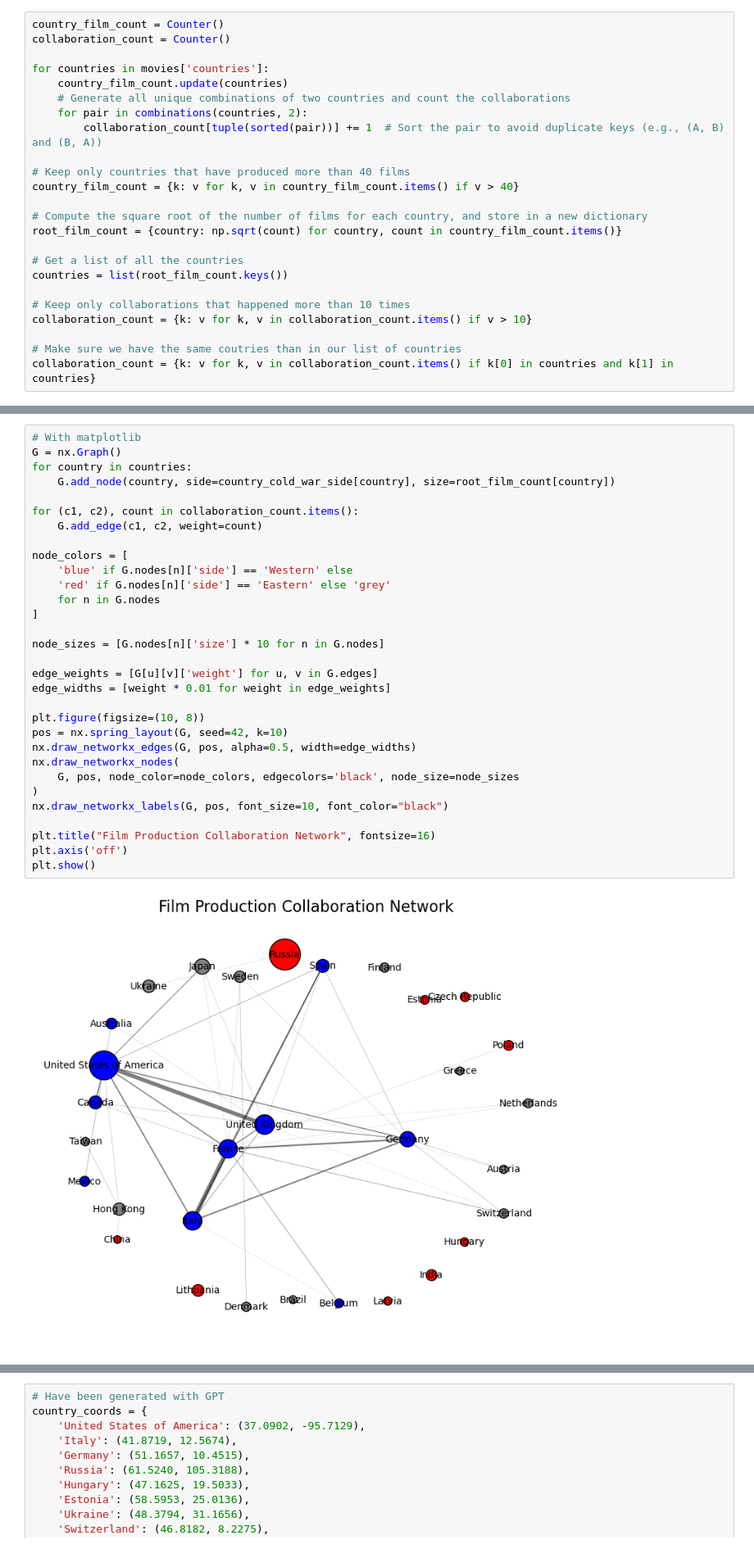
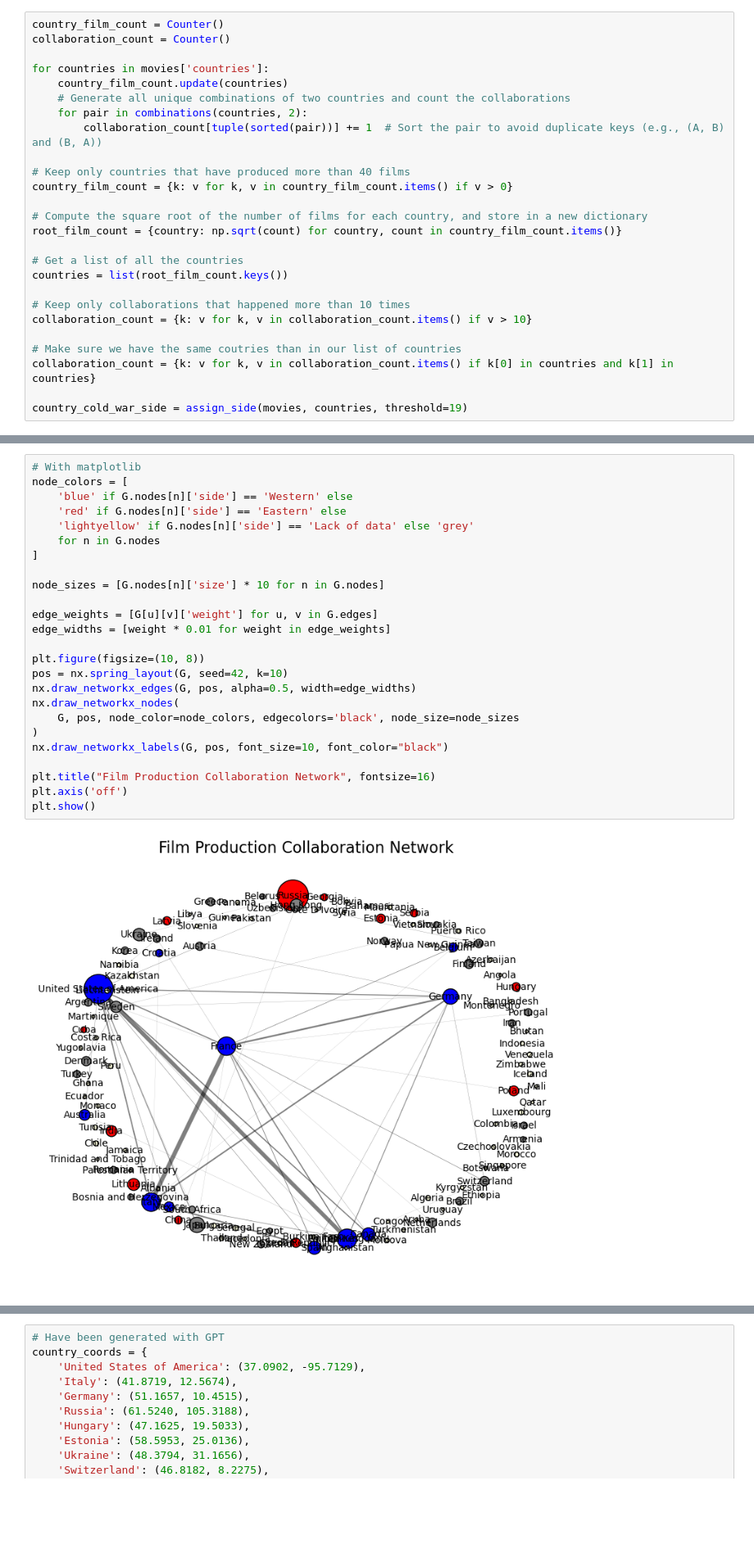
Before and after one commit to epfl-ada/ada-2024-project-datamigos, a Jupyter notebook: coutries_collab_viz.ipynb, the cells around one changed output, grey strips where cells are left out. Shown at 82% size. Cells and saved outputs as stored; diff of their text form; blank space fills up the shorter version.

```diff
--- a/coutries_collab_viz.ipynb
+++ b/coutries_collab_viz.ipynb
@@ -29,7 +31,7 @@ for countries in movies['countries']:
         collaboration_count[tuple(sorted(pair))] += 1  # Sort the pair to avoid duplicate keys (e.g., (A, B) and (B, A))
 
 # Keep only countries that have produced more than 40 films
-country_film_count = {k: v for k, v in country_film_count.items() if v > 40}
+country_film_count = {k: v for k, v in country_film_count.items() if v > 0}
 
 # Compute the square root of the number of films for each country, and store in a new dictionary
 root_film_count = {country: np.sqrt(count) for country, count in country_film_count.items()}
@@ -42,3 +44,5 @@ collaboration_count = {k: v for k, v in collaboration_count.items() if v > 10}
 
 # Make sure we have the same coutries than in our list of countries
 collaboration_count = {k: v for k, v in collaboration_count.items() if k[0] in countries and k[1] in countries}
+
+country_cold_war_side = assign_side(movies, countries, threshold=19)
@@ -47,35 +56,29 @@ country_cold_war_side = assign_side(movies, countries, threshold=19)
 # %%
 # With matplotlib
-G = nx.Graph()
-for country in countries:
-    G.add_node(country, side=country_cold_war_side[country], size=root_film_count[country])
-
-for (c1, c2), count in collaboration_count.items():
-    G.add_edge(c1, c2, weight=count)
-
 node_colors = [
     'blue' if G.nodes[n]['side'] == 'Western' else
-    'red' if G.nodes[n]['side'] == 'Eastern' else 'grey'
+    'red' if G.nodes[n]['side'] == 'Eastern' else
+    'lightyellow' if G.nodes[n]['side'] == 'Lack of data' else 'grey'
     for n in G.nodes
 ]
 
 node_sizes = [G.nodes[n]['size'] * 10 for n in G.nodes]
 
 edge_weights = [G[u][v]['weight'] for u, v in G.edges]
 edge_widths = [weight * 0.01 for weight in edge_weights]
 
 plt.figure(figsize=(10, 8))
 pos = nx.spring_layout(G, seed=42, k=10)
 nx.draw_networkx_edges(G, pos, alpha=0.5, width=edge_widths)
 nx.draw_networkx_nodes(
     G, pos, node_color=node_colors, edgecolors='black', node_size=node_sizes
 )
 nx.draw_networkx_labels(G, pos, font_size=10, font_color="black")
 
 plt.title("Film Production Collaboration Network", fontsize=16)
 plt.axis('off')
 plt.show()
 # %% [output]
-[figure, old version]
+[figure, new version]
 # %%
 # With plotly
```
Also changed, not shown: parts of 9 cells of this notebook, 3 other files.
